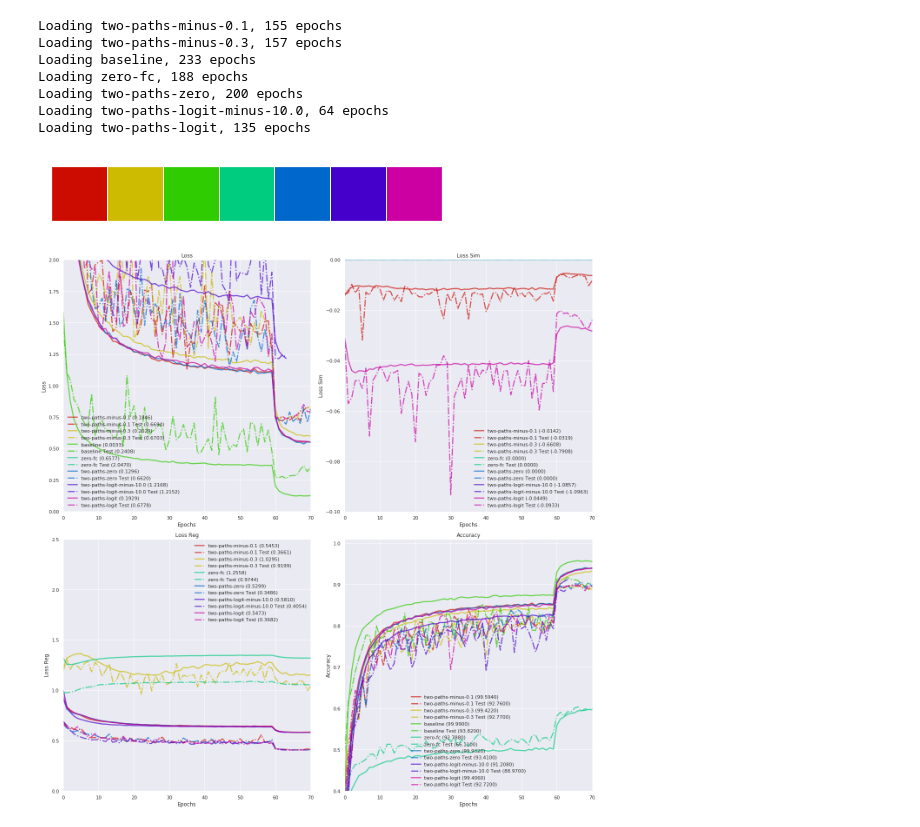
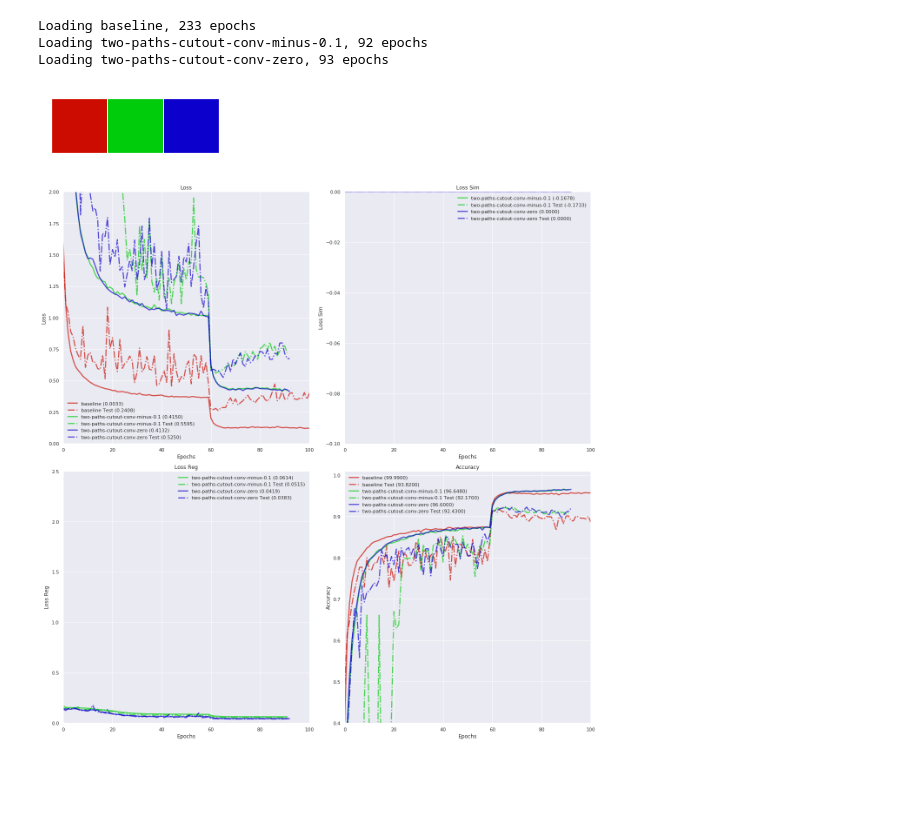
Before and after one commit to learning-luke/learning-augmentations, a Jupyter notebook: notebooks/plot_all_logs.ipynb, the cells around one changed output. Cells and saved outputs as stored; diff of their text form; code cells hidden in the pictures; blank space fills up the shorter version.

```diff
--- a/notebooks/plot_all_logs.ipynb
+++ b/notebooks/plot_all_logs.ipynb
@@ -18,13 +18,8 @@ log_dir = '../log'
 runs = glob.glob("{}/*/".format(log_dir))
 
 subset = ['baseline',
-          'two-paths',
-          'two-paths-logit',
-          'two-paths-logit-minus-10.0',
-          'two-paths-minus-0.1',
-          'two-paths-minus-0.3',
-          'two-paths-zero',
-         'zero-fc']
+          'two-paths-cutout-conv-zero',
+          'two-paths-cutout-conv-minus-0.1']
 excludes = ['preact_tester']
 results = {}
 epochs_to_show = 200
@@ -38,32 +33,28 @@ for run in runs:
 
 epochs_to_show = 200
 # %% [output]
-Loading two-paths-minus-0.1, 155 epochs
-Loading two-paths-minus-0.3, 157 epochs
 Loading baseline, 233 epochs
-Loading zero-fc, 188 epochs
-Loading two-paths-zero, 200 epochs
-Loading two-paths-logit-minus-10.0, 64 epochs
-Loading two-paths-logit, 135 epochs
+Loading two-paths-cutout-conv-minus-0.1, 92 epochs
+Loading two-paths-cutout-conv-zero, 93 epochs
 # %%
 colours = sns.hls_palette(len(results), l=0.4, s=1)#sns.color_palette('bright', len(results))
 sns.palplot(colours)
 
-xlims = [0,70]
+xlims = [0,100]
 
 stats_to_plot = {
     '{}_loss':('Loss', np.min, [-0.001, 2]),
     '{}_loss_sim':('Loss Sim', np.min, [-0.1, 0]),
     '{}_loss_reg':('Loss Reg', np.min, [-0.001, 2.5]),
     '{}_acc':('Accuracy', times100, [0.4, 1.01]),
 
 }
 
 linewidth = 2.5
 w = 2
 h = np.ceil(len(stats_to_plot)/w)
 # %% [output]
-[figure, old version]
+[figure, new version]
 # %%
 fig = plt.figure(figsize=(18, 9 * h))
 ploti = 1
@@ -111,4 +102,4 @@ for stat, (title, label_function, ylims) in stats_to_plot.items():
 fig.tight_layout()
 fig.savefig('stats.pdf')
 # %% [output]
-[figure, old version]
+[figure, new version]
```
Also changed, not shown: 2 other files.
